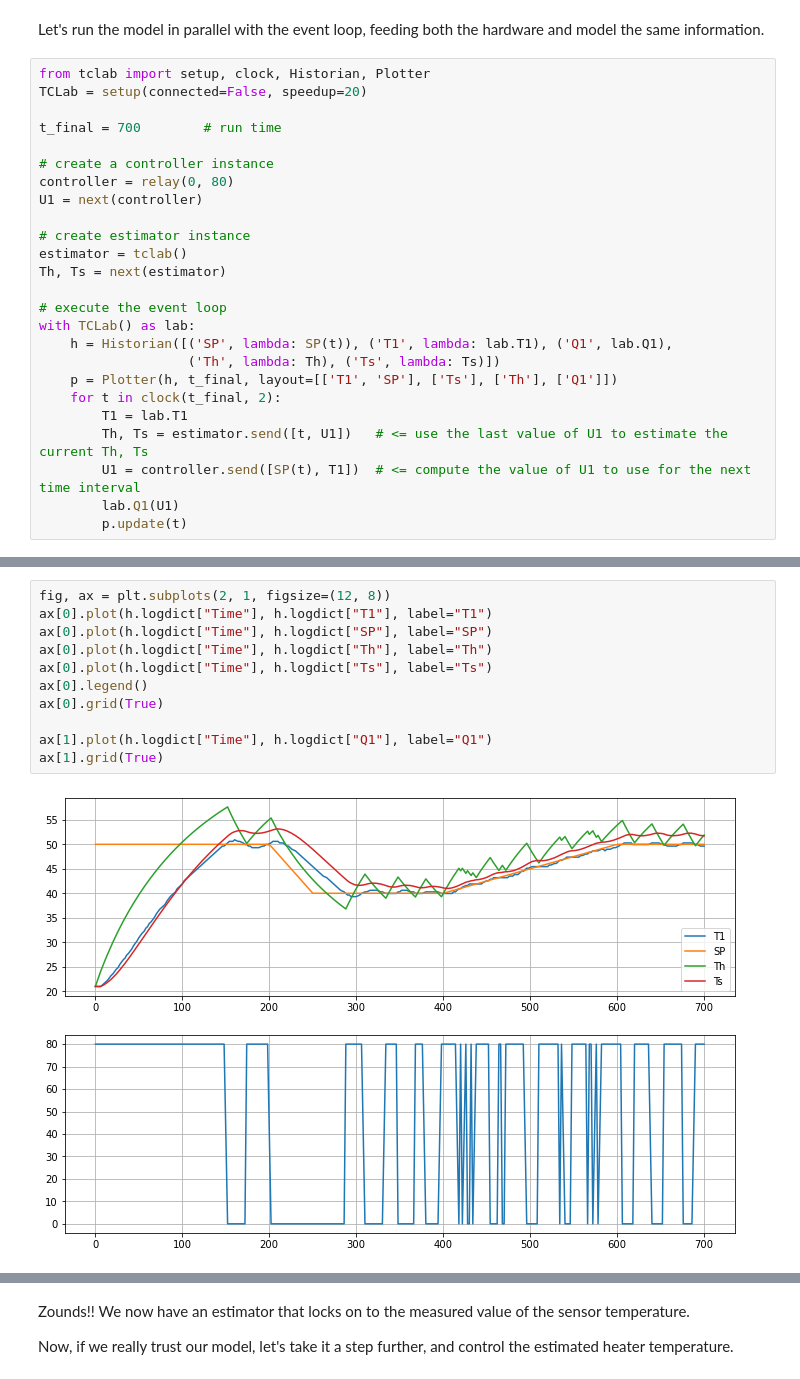
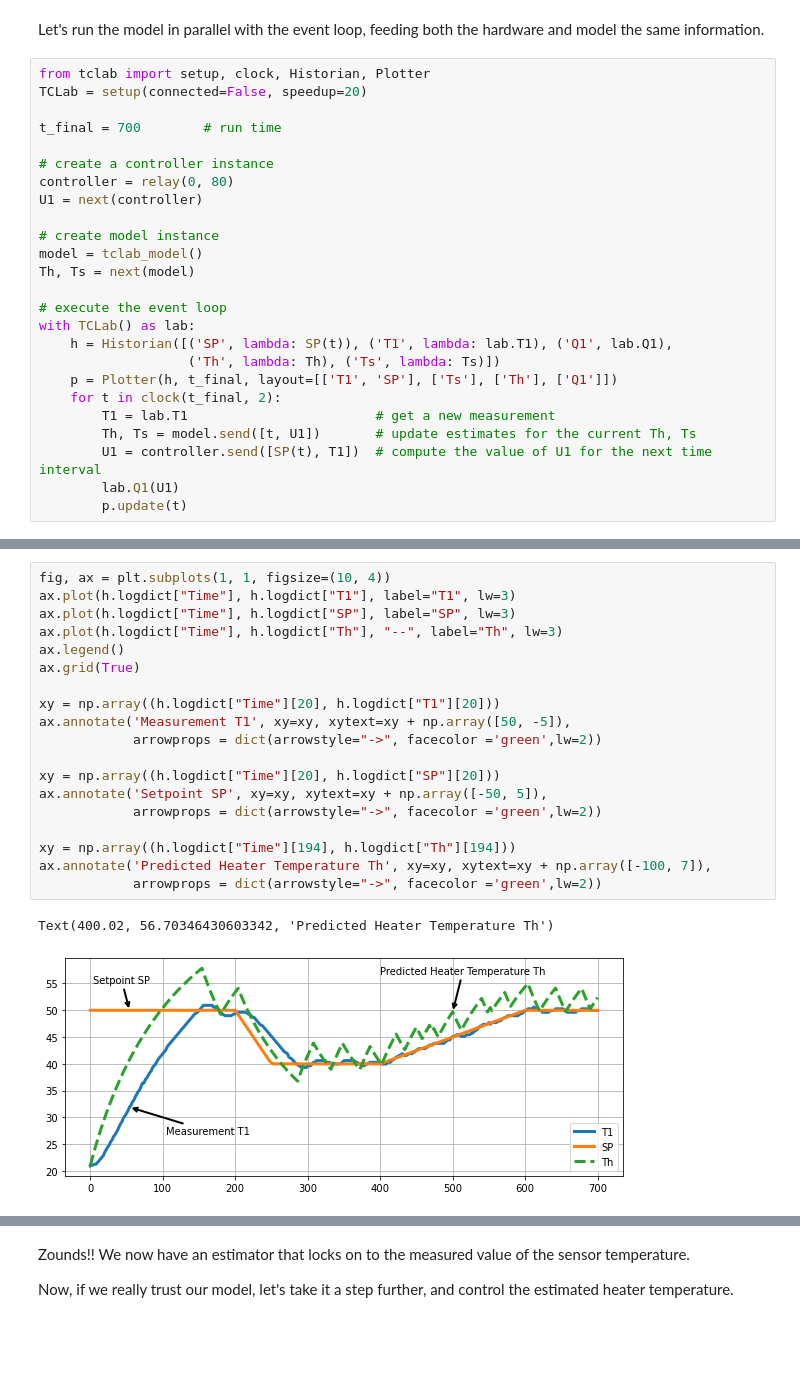
Before and after one commit to jckantor/cbe30338-2021, a Jupyter notebook: docs/04.02-State-Estimation.ipynb, the cells around one changed output, grey strips where cells are left out. Cells and saved outputs as stored; diff of their text form; blank space fills up the shorter version.

```diff
--- a/docs/04.02-State-Estimation.ipynb
+++ b/docs/04.02-State-Estimation.ipynb
@@ -186,9 +211,9 @@ t_final = 700        # run time
 controller = relay(0, 80)
 U1 = next(controller)
 
-# create estimator instance
-estimator = tclab()
-Th, Ts = next(estimator)
+# create model instance
+model = tclab_model()
+Th, Ts = next(model)
 
 # execute the event loop
 with TCLab() as lab:
@@ -196,9 +221,9 @@ with TCLab() as lab:
                    ('Th', lambda: Th), ('Ts', lambda: Ts)])
     p = Plotter(h, t_final, layout=[['T1', 'SP'], ['Ts'], ['Th'], ['Q1']])
     for t in clock(t_final, 2):
-        T1 = lab.T1
-        Th, Ts = estimator.send([t, U1])   # <= use the last value of U1 to estimate the current Th, Ts
-        U1 = controller.send([SP(t), T1])  # <= compute the value of U1 to use for the next time interval
+        T1 = lab.T1                        # get a new measurement
+        Th, Ts = model.send([t, U1])       # update estimates for the current Th, Ts
+        U1 = controller.send([SP(t), T1])  # compute the value of U1 for the next time interval
         lab.Q1(U1)
         p.update(t)
 # %% [output]
@@ -208,13 +241,22 @@ TCLab Model disconnected successfully.
 # %%
-fig, ax = plt.subplots(2, 1, figsize=(12, 8))
-ax[0].plot(h.logdict["Time"], h.logdict["T1"], label="T1")
-ax[0].plot(h.logdict["Time"], h.logdict["SP"], label="SP")
-ax[0].plot(h.logdict["Time"], h.logdict["Th"], label="Th")
-ax[0].plot(h.logdict["Time"], h.logdict["Ts"], label="Ts")
-ax[0].legend()
-ax[0].grid(True)
+fig, ax = plt.subplots(1, 1, figsize=(10, 4))
+ax.plot(h.logdict["Time"], h.logdict["T1"], label="T1", lw=3)
+ax.plot(h.logdict["Time"], h.logdict["SP"], label="SP", lw=3)
+ax.plot(h.logdict["Time"], h.logdict["Th"], "--", label="Th", lw=3)
+ax.legend()
+ax.grid(True)
 
-ax[1].plot(h.logdict["Time"], h.logdict["Q1"], label="Q1")
-ax[1].grid(True)
+xy = np.array((h.logdict["Time"][20], h.logdict["T1"][20]))
+ax.annotate('Measurement T1', xy=xy, xytext=xy + np.array([50, -5]),
+            arrowprops = dict(arrowstyle="->", facecolor ='green',lw=2))
+
+xy = np.array((h.logdict["Time"][20], h.logdict["SP"][20]))
+ax.annotate('Setpoint SP', xy=xy, xytext=xy + np.array([-50, 5]),
+            arrowprops = dict(arrowstyle="->", facecolor ='green',lw=2))
+
+xy = np.array((h.logdict["Time"][194], h.logdict["Th"][194]))
+ax.annotate('Predicted Heater Temperature Th', xy=xy, xytext=xy + np.array([-100, 7]),
+            arrowprops = dict(arrowstyle="->", facecolor ='green',lw=2))
 # %% [output]
+Text(400.02, 56.70346430603342, 'Predicted Heater Temperature Th')
-[figure, old version]
+[figure, new version]
```
Also changed, not shown: parts of 49 cells of this notebook, 15 other files.
